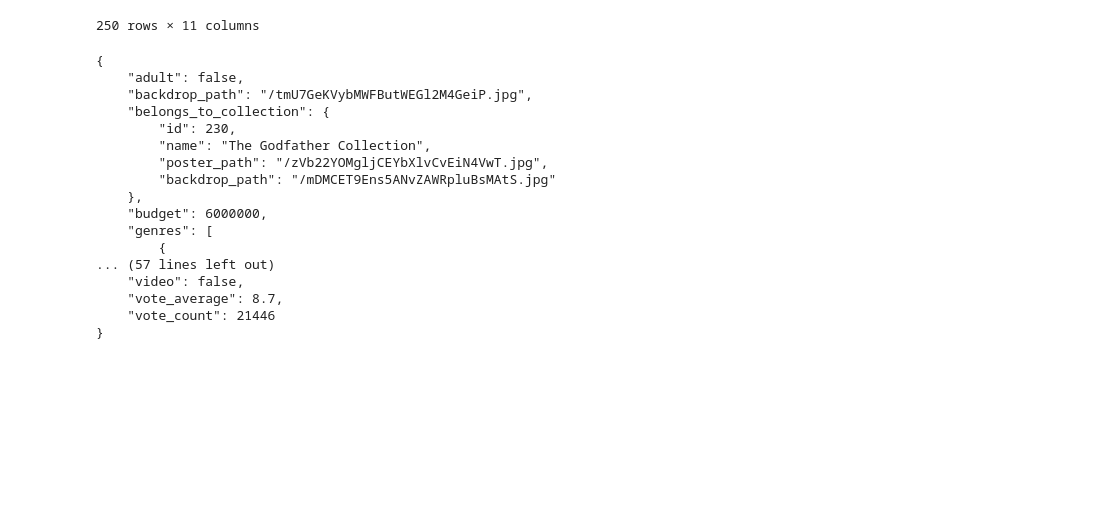
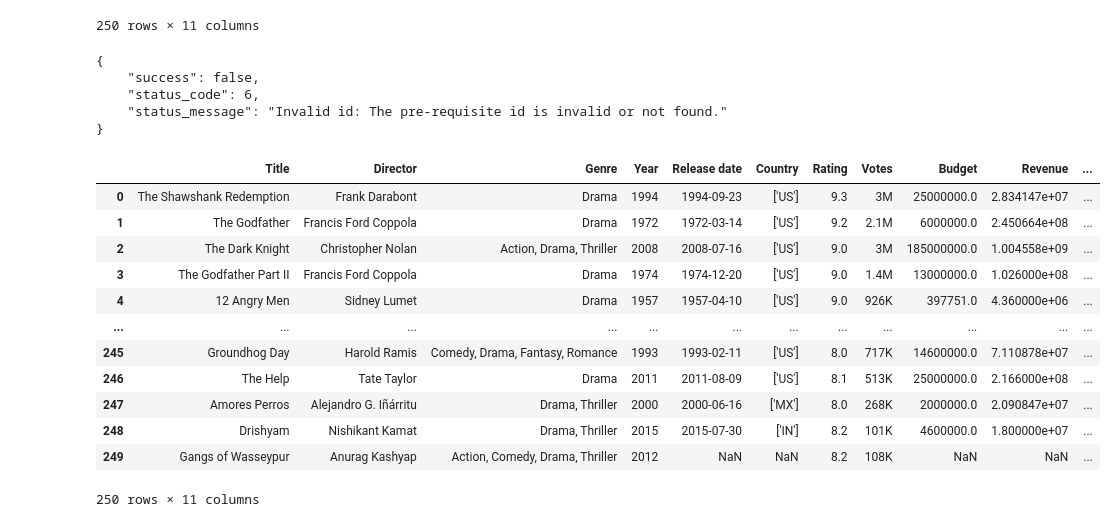
Before and after one commit to h31tor/imdb, a Jupyter notebook: IMDB.ipynb, the cells around one changed output. Drawn from its saved outputs; the diff is of its cells as text; code cells hidden in the pictures; blank space fills up the shorter version.

Commit message:
Fixed null values on last movie

```diff
--- a/IMDB.ipynb
+++ b/IMDB.ipynb
@@ -178,7 +178,7 @@ df
 import requests
 import json
 
-url = "https://api.themoviedb.org/3/movie/tt0068646?language=en-US"
+url = "https://api.themoviedb.org/3/movie/tt1954470?language=en-US"
 
 headers = {
     "accept": "application/json",
@@ -187,27 +187,30 @@ headers = {
 
 response = requests.get(url, headers=headers)
 data = response.json()
-#print(response.json())
-#print(response.json()['budget'])
 
 print(json.dumps(data, indent=4))
 # %% [output]
 {
-    "adult": false,
-    "backdrop_path": "/tmU7GeKVybMWFButWEGl2M4GeiP.jpg",
-    "belongs_to_collection": {
-        "id": 230,
-        "name": "The Godfather Collection",
-        "poster_path": "/zVb22YOMgljCEYbXlvCvEiN4VwT.jpg",
-        "backdrop_path": "/mDMCET9Ens5ANvZAWRpluBsMAtS.jpg"
-    },
-    "budget": 6000000,
-    "genres": [
-        {
-... (57 lines left out)
-    "video": false,
-    "vote_average": 8.7,
-    "vote_count": 21446
+    "success": false,
+    "status_code": 6,
+    "status_message": "Invalid id: The pre-requisite id is invalid or not found."
 }
 # %%
 df.to_csv('C:/Users/hsdc/OneDrive/Documentos/IRONHACK/Week 3/imdb/top_250.csv', index=False)
+# %%
+df = pd.read_csv('C:/Users/hsdc/OneDrive/Documentos/IRONHACK/Week 3/imdb/top_250.csv')
+df
+# %% [output]
+|  | Title | Director | Genre | Year | Release date | Country | Rating | Votes | Budget | Revenue | ... |
+| 0 | The Shawshank Redemption | Frank Darabont | Drama | 1994 | 1994-09-23 | ['US'] | 9.3 | 3M | 25000000.0 | 2.834147e+07 | ... |
+| 1 | The Godfather | Francis Ford Coppola | Drama | 1972 | 1972-03-14 | ['US'] | 9.2 | 2.1M | 6000000.0 | 2.450664e+08 | ... |
+| 2 | The Dark Knight | Christopher Nolan | Action, Drama, Thriller | 2008 | 2008-07-16 | ['US'] | 9.0 | 3M | 185000000.0 | 1.004558e+09 | ... |
+| 3 | The Godfather Part II | Francis Ford Coppola | Drama | 1974 | 1974-12-20 | ['US'] | 9.0 | 1.4M | 13000000.0 | 1.026000e+08 | ... |
+| 4 | 12 Angry Men | Sidney Lumet | Drama | 1957 | 1957-04-10 | ['US'] | 9.0 | 926K | 397751.0 | 4.360000e+06 | ... |
+| ... | ... | ... | ... | ... | ... | ... | ... | ... | ... | ... | ... |
+| 245 | Groundhog Day | Harold Ramis | Comedy, Drama, Fantasy, Romance | 1993 | 1993-02-11 | ['US'] | 8.0 | 717K | 14600000.0 | 7.110878e+07 | ... |
+| 246 | The Help | Tate Taylor | Drama | 2011 | 2011-08-09 | ['US'] | 8.1 | 513K | 25000000.0 | 2.166000e+08 | ... |
+| 247 | Amores Perros | Alejandro G. Iñárritu | Drama, Thriller | 2000 | 2000-06-16 | ['MX'] | 8.0 | 268K | 2000000.0 | 2.090847e+07 | ... |
+| 248 | Drishyam | Nishikant Kamat | Drama, Thriller | 2015 | 2015-07-30 | ['IN'] | 8.2 | 101K | 4600000.0 | 1.800000e+07 | ... |
+| 249 | Gangs of Wasseypur | Anurag Kashyap | Action, Comedy, Drama, Thriller | 2012 | NaN | NaN | 8.2 | 108K | NaN | NaN | ... |
+250 rows × 11 columns
```
Also changed, not shown: parts of 2 cells of this notebook, 1 other file.
